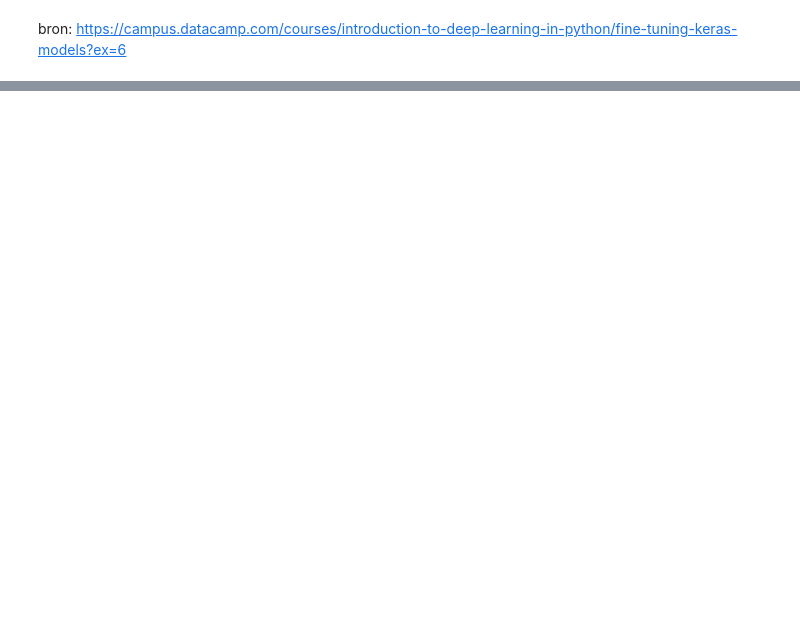
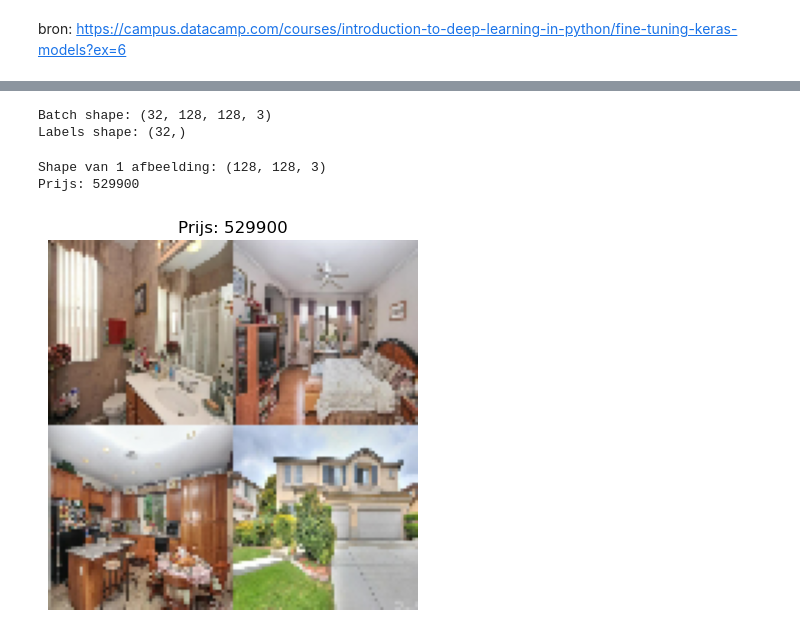
Before and after one commit to imranfunna/Deep-Learning, a Jupyter notebook: Opdracht 1/notebook.ipynb, the cells around one changed output, grey strips where cells are left out. Saved outputs shown, nothing was run; the diff lists cells and outputs as text; code cells hidden in the pictures; blank space fills up the shorter version.

```diff
--- a/Opdracht 1/notebook.ipynb
+++ b/Opdracht 1/notebook.ipynb
@@ -428,0 +444,17 @@ bron: https://campus.datacamp.com/courses/introduction-to-deep-learning-in-pytho
+# %%
+import pandas as pd
+import os
+
+# CSV inladen
+df = pd.read_csv("train.csv")
+
+
+# Map met afbeeldingen
+image_folder = "Train"
+
+# Maak pad naar afbeeldingen
+df["image_path"] = df["House ID"].apply(lambda x: os.path.join(image_folder, f"{x}.jpg"))
+
+nolabel = df[["House ID", "image_path", "Price"]]
+# Controle
+print(nolabel)
@@ -428,0 +568,25 @@ bron: https://campus.datacamp.com/courses/introduction-to-deep-learning-in-pytho
+# %%
+for images, labels in train_ds.take(1):
+    print("Batch shape:", images.shape)
+    print("Labels shape:", labels.shape)
+# %% [output]
+Batch shape: (32, 128, 128, 3)
+Labels shape: (32,)
+# %%
+import matplotlib.pyplot as plt
+
+for images, labels in train_ds.take(1):
+    image = images[0]
+    label = labels[0]
+
+print("Shape van 1 afbeelding:", image.shape)
+print("Prijs:", label.numpy())
+
+plt.imshow(image.numpy())
+plt.title(f"Prijs: {label.numpy():.0f}")
+plt.axis("off")
+plt.show()
+# %% [output]
+Shape van 1 afbeelding: (128, 128, 3)
+Prijs: 529900
+[figure, added]
```
Also changed, not shown: parts of 13 cells of this notebook.
